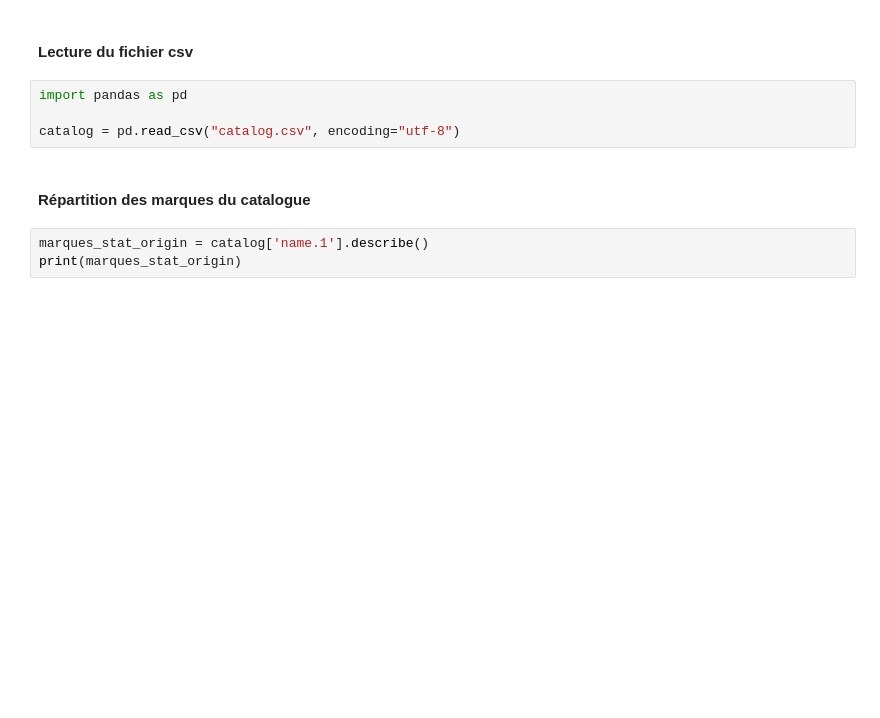
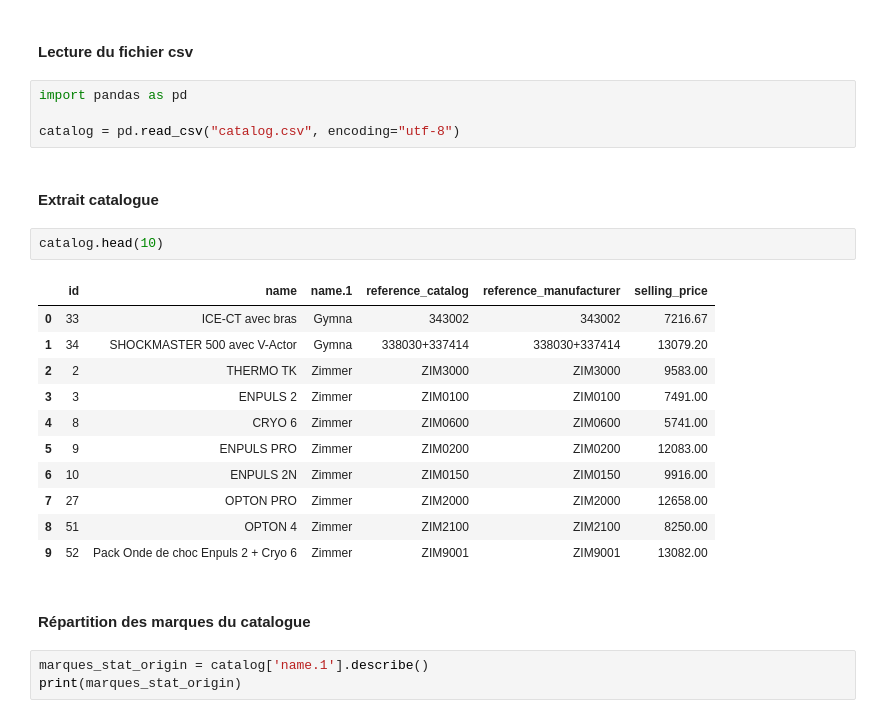
Before and after one commit to edooby/benchmark, a Jupyter notebook: Benchmark.ipynb, the cells around one changed output. Saved outputs shown, nothing was run; the diff lists cells and outputs as text; blank space fills up the shorter version.

```diff
--- a/Benchmark.ipynb
+++ b/Benchmark.ipynb
@@ -6,6 +6,22 @@
 import pandas as pd
 
 catalog = pd.read_csv("catalog.csv", encoding="utf-8")
+# %% [markdown]
+#### Extrait catalogue
+# %%
+catalog.head(10)
+# %% [output]
+|  | id | name | name.1 | reference_catalog | reference_manufacturer | selling_price |
+| 0 | 33 | ICE-CT avec bras | Gymna | 343002 | 343002 | 7216.67 |
+| 1 | 34 | SHOCKMASTER 500 avec V-Actor | Gymna | 338030+337414 | 338030+337414 | 13079.20 |
+| 2 | 2 | THERMO TK | Zimmer | ZIM3000 | ZIM3000 | 9583.00 |
+| 3 | 3 | ENPULS 2 | Zimmer | ZIM0100 | ZIM0100 | 7491.00 |
+| 4 | 8 | CRYO 6 | Zimmer | ZIM0600 | ZIM0600 | 5741.00 |
+| 5 | 9 | ENPULS PRO | Zimmer | ZIM0200 | ZIM0200 | 12083.00 |
+| 6 | 10 | ENPULS 2N | Zimmer | ZIM0150 | ZIM0150 | 9916.00 |
+| 7 | 27 | OPTON PRO | Zimmer | ZIM2000 | ZIM2000 | 12658.00 |
+| 8 | 51 | OPTON 4 | Zimmer | ZIM2100 | ZIM2100 | 8250.00 |
+| 9 | 52 | Pack Onde de choc Enpuls 2 + Cryo 6 | Zimmer | ZIM9001 | ZIM9001 | 13082.00 |
 # %% [markdown]
 #### Répartition des marques du catalogue
 # %%
```
